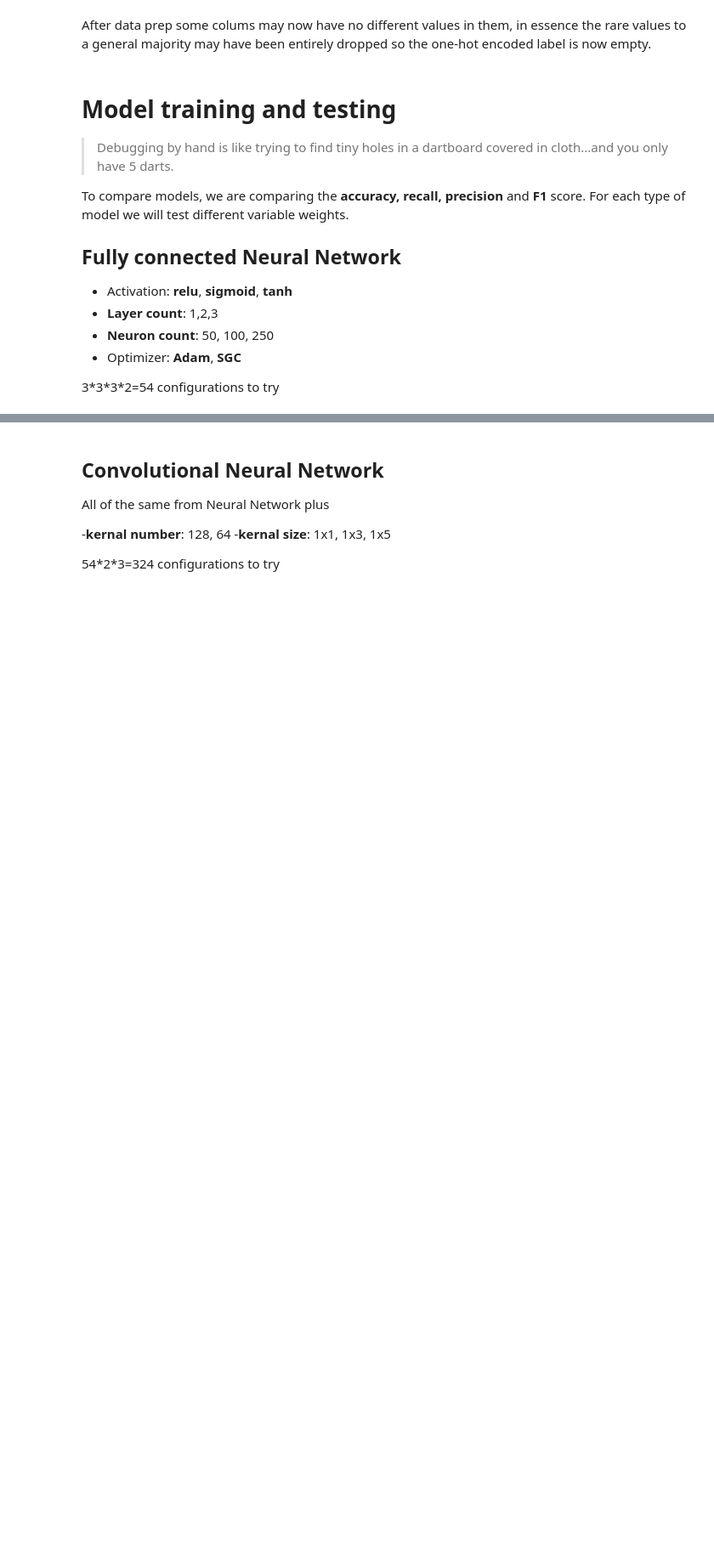
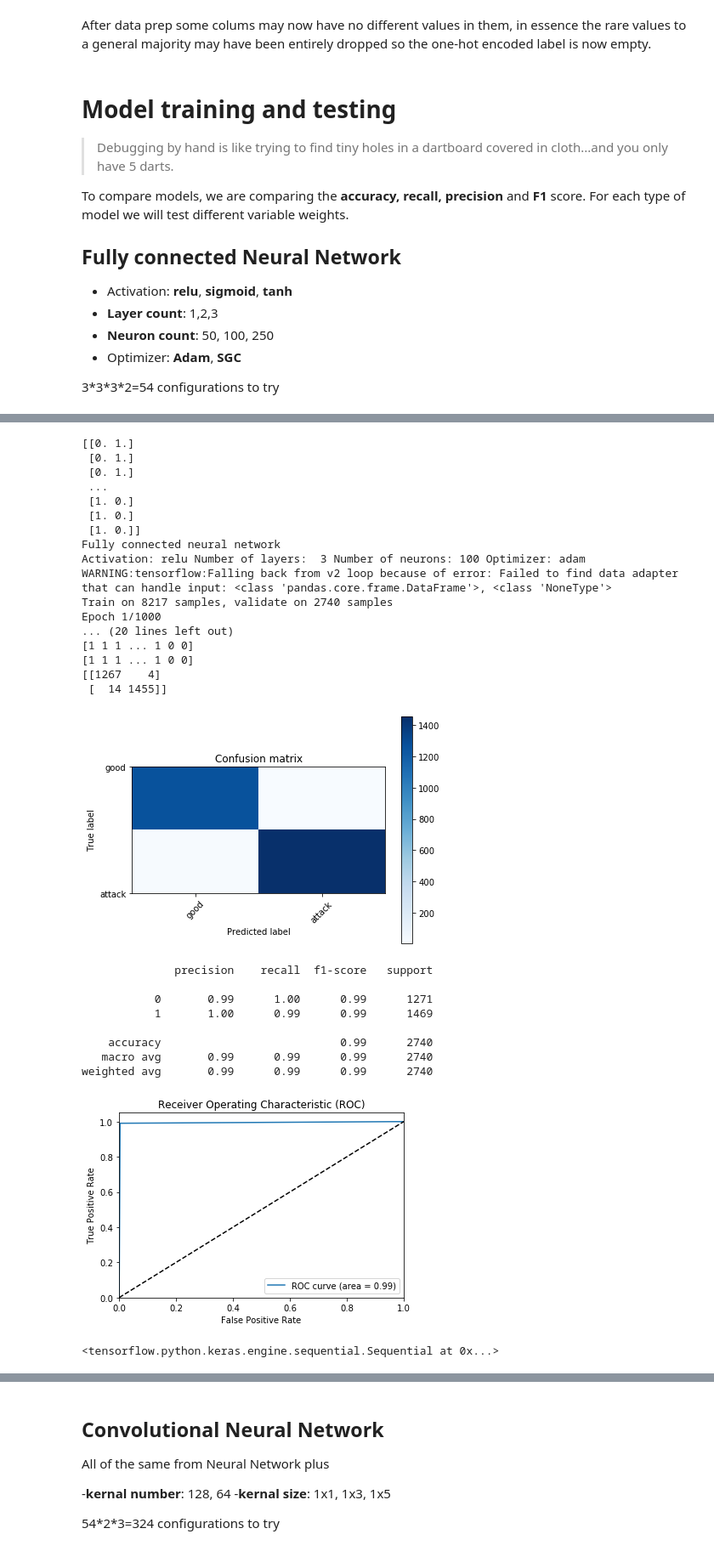
Before and after one commit to ace-english/csc180, a Jupyter notebook: a2/Ace_English_a2-Copy1.ipynb, the cells around one changed output, grey strips where cells are left out. Shown: that part at 85% size. Cells and saved outputs as stored; diff of their text form; code cells hidden in the pictures; blank space fills up the shorter version.

```diff
--- a/a2/Ace_English_a2-Copy1.ipynb
+++ b/a2/Ace_English_a2-Copy1.ipynb
@@ -297,7 +297,7 @@ def make_binary(string):
 
 #encode y
 y=df_sample["outcome"].map(make_binary)
-#y_test_model=df_slim["outcome"].map(make_binary)
+y_test_model=df_slim["outcome"].map(make_binary)
 print(y)
 
 y_one_hot = tf.keras.utils.to_categorical(y, 2)
@@ -314,7 +314,4 @@ for (name,column) in x.iteritems():
         encode_numeric_zscore(x, name)
     else:
         encode_text_dummy(x,name)
-
- # Split into train/test
-x_train, x_test, y_train, y_test = train_test_split(x, y, test_size=0.25, random_state=42)
 # %% [output]
@@ -360,7 +357,9 @@ def test_model(y_test, pred):
     y_true = np.argmax(y_test,axis=1)
     print(pred)
 
-    cm = confusion_matrix(y_test, pred)
+
+
+    cm = confusion_matrix(y_true, pred)
     print(cm)
 
 
@@ -369,8 +368,8 @@ def test_model(y_test, pred):
     plot_confusion_matrix(cm, labels)
     plt.show()
 
-    print(classification_report(y_test, pred))
-    plot_roc(pred,y_test)
+    print(classification_report(y_true, pred))
+    plot_roc(pred,y_true)
 # %%
 def test_nn(activation, num_layers, num_neurons, optimizer, x_train,y_train,x_test,y_test):
     print("Fully connected neural network")
@@ -386,9 +385,9 @@ def test_nn(activation, num_layers, num_neurons, optimizer, x_train,y_train,x_te
         current=current-interval
         model.add(Dense(current, activation=activation))
 
-    model.add(Dense(y_train.size, activation='softmax'))
+    model.add(Dense(2, activation='softmax'))
 
-    model.compile(loss='sparse_categorical_crossentropy', optimizer=optimizer)
+    model.compile(loss='categorical_crossentropy', optimizer=optimizer)
     monitor = EarlyStopping(monitor='val_loss', min_delta=1e-3, patience=2, verbose=2, mode='auto')
     model.fit(x_train, y_train, validation_data=(x_test,y_test), callbacks=[monitor], verbose=2, epochs=1000)
 
@@ -439,3 +400,38 @@ weighted avg       1.00      1.00      1.00      2740
+# %%
+ # Split into train/test
+x_train, x_test, y_train, y_test = train_test_split(x, y_one_hot, test_size=0.25, random_state=42)
+
+print(y_train)
+test_nn('relu',1,100,'adam',x_train,y_train,x_test,y_test)
+# %% [output]
+[[0. 1.]
+ [0. 1.]
+ [0. 1.]
+ ...
+ [1. 0.]
+ [1. 0.]
+ [1. 0.]]
+Fully connected neural network
+Activation: relu Number of layers:  3 Number of neurons: 100 Optimizer: adam
+WARNING:tensorflow:Falling back from v2 loop because of error: Failed to find data adapter that can handle input: <class 'pandas.core.frame.DataFrame'>, <class 'NoneType'>
+Train on 8217 samples, validate on 2740 samples
+Epoch 1/1000
+... (20 lines left out)
+[1 1 1 ... 1 0 0]
+[1 1 1 ... 1 0 0]
+[[1267    4]
+ [  14 1455]]
+[figure, added]
+              precision    recall  f1-score   support
+
+           0       0.99      1.00      0.99      1271
+           1       1.00      0.99      0.99      1469
+
+    accuracy                           0.99      2740
+   macro avg       0.99      0.99      0.99      2740
+weighted avg       0.99      0.99      0.99      2740
+[figure, added]
+<tensorflow.python.keras.engine.sequential.Sequential at 0x...>
 # %%
 test_nn('relu',1,100,'adam',x_train,y_train,x_test,y_test)
 test_nn('sigmoid',1,100,'adam',x_train,y_train,x_test,y_test)
```
Also changed, not shown: parts of 6 cells of this notebook.
